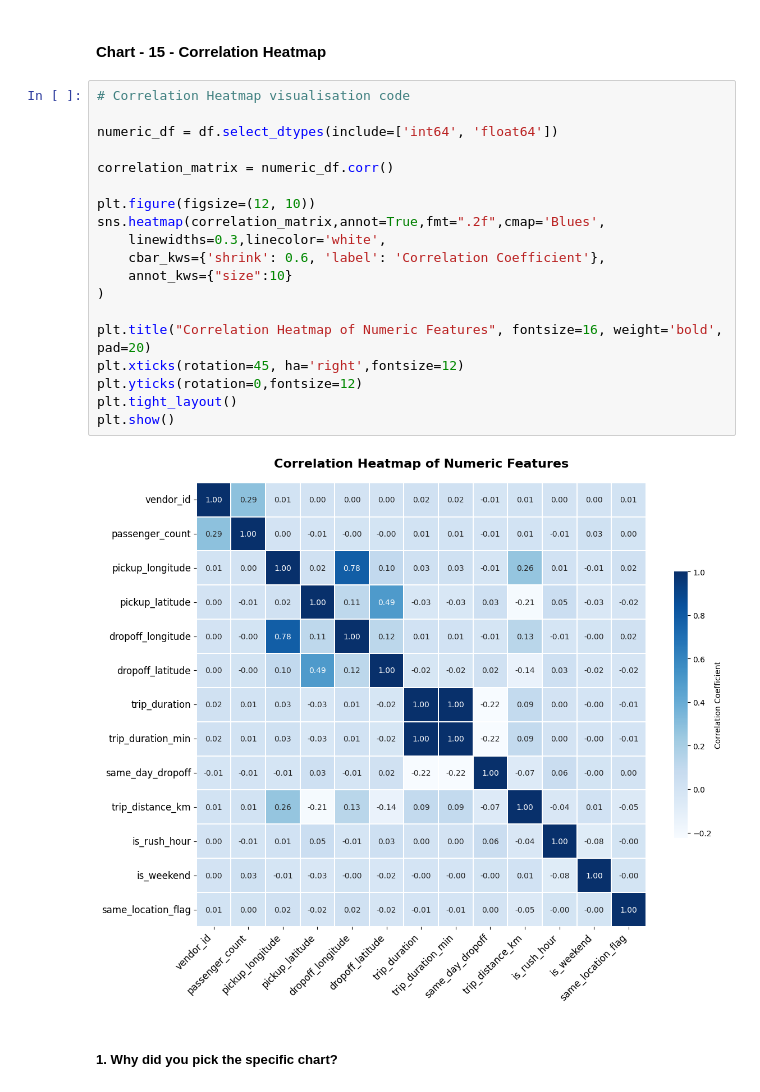
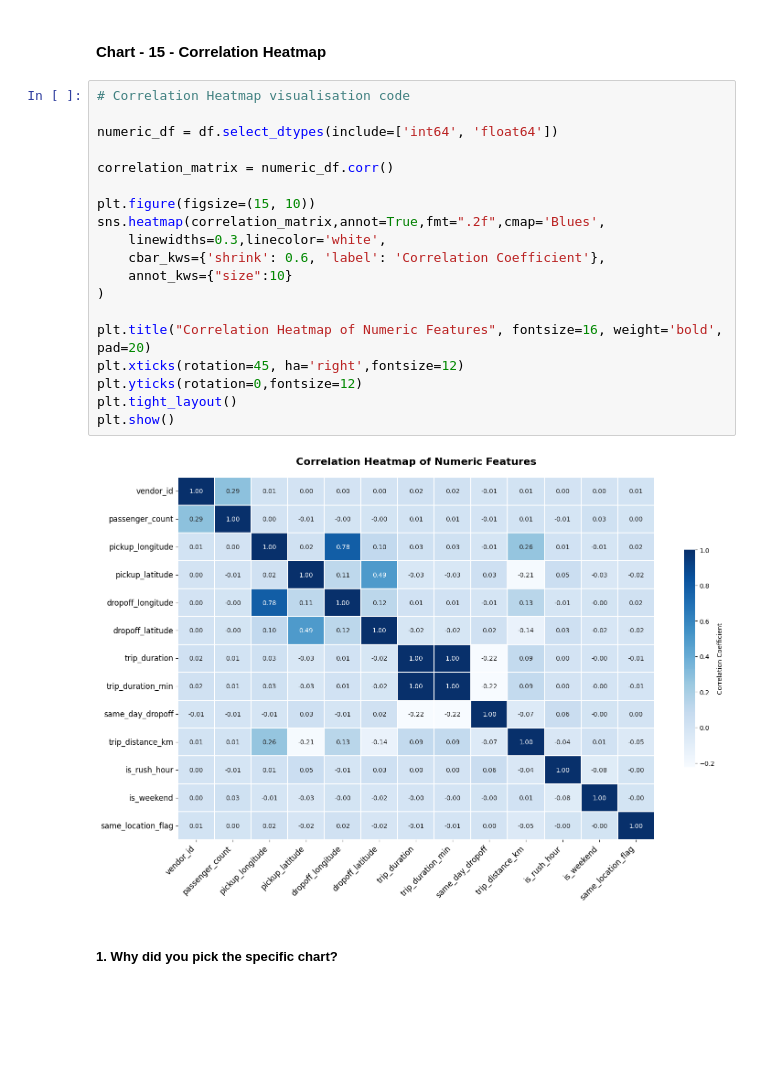
Before and after one commit to Srishti6125/NYC-Taxi, a Jupyter notebook: NYC_Taxi.ipynb, the cells around one changed output. Drawn from its saved outputs; the diff is of its cells as text; blank space fills up the shorter version.

```diff
--- a/NYC_Taxi.ipynb
+++ b/NYC_Taxi.ipynb
@@ -1313,24 +1313,24 @@ Are there any insights that lead to negative growth? Justify with specific reaso
 # %%
 # Correlation Heatmap visualisation code
 
 numeric_df = df.select_dtypes(include=['int64', 'float64'])
 
 correlation_matrix = numeric_df.corr()
 
-plt.figure(figsize=(12, 10))
+plt.figure(figsize=(15, 10))
 sns.heatmap(correlation_matrix,annot=True,fmt=".2f",cmap='Blues',
     linewidths=0.3,linecolor='white',
     cbar_kws={'shrink': 0.6, 'label': 'Correlation Coefficient'},
     annot_kws={"size":10}
 )
 
 plt.title("Correlation Heatmap of Numeric Features", fontsize=16, weight='bold', pad=20)
 plt.xticks(rotation=45, ha='right',fontsize=12)
 plt.yticks(rotation=0,fontsize=12)
 plt.tight_layout()
 plt.show()
 # %% [output]
-[figure, old version]
+[figure, new version]
 # %% [markdown]
 ##### 1. Why did you pick the specific chart?
 # %% [markdown]
```
Also changed, not shown: parts of 4 cells of this notebook.
